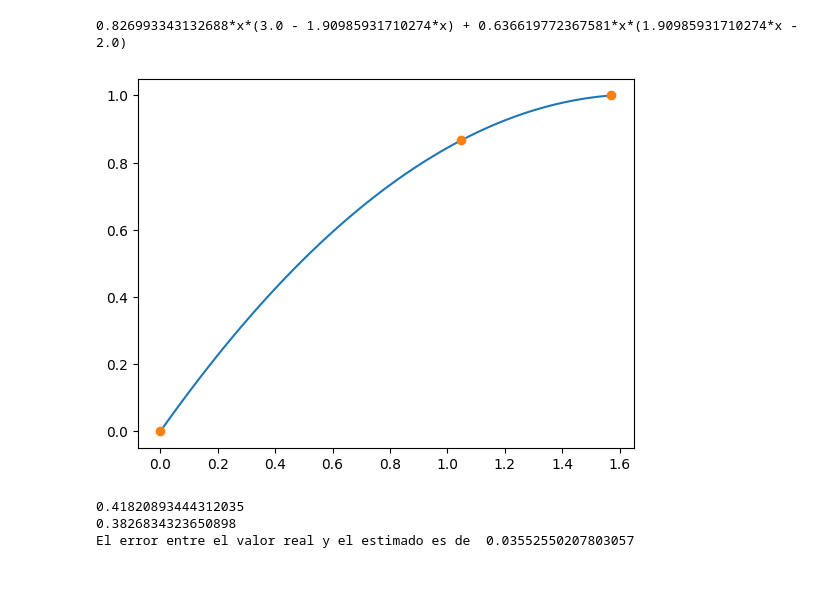
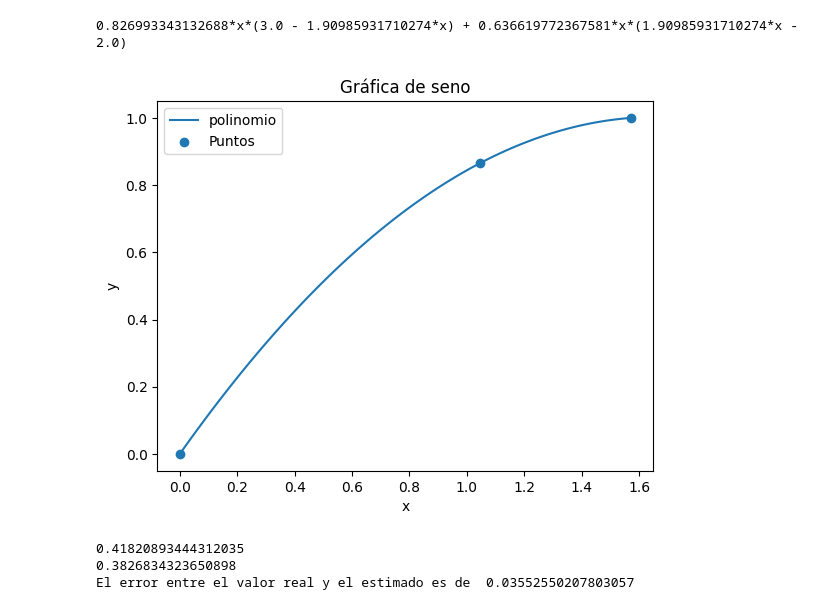
Before and after one commit to Jhernandezh2/MetodosI_JulianaHernandez_MariaCamilaRamirez, a Jupyter notebook: Parcial 1_final/Punto_7_interpolacion.ipynb, the cells around one changed output. Saved outputs shown, nothing was run; the diff lists cells and outputs as text; code cells hidden in the pictures; blank space fills up the shorter version.

```diff
--- a/Parcial 1_final/Punto_7_interpolacion.ipynb
+++ b/Parcial 1_final/Punto_7_interpolacion.ipynb
@@ -48,11 +48,15 @@ print(polinomio)
 # %%
 soporte = np.linspace(0,np.pi/2,100)
 f = sym.lambdify(x,polinomio,'numpy')
-plt.plot(soporte,f(soporte))
-plt.plot(xi,yi,'o')
+plt.plot(soporte, f(soporte), label='polinomio')
+plt.scatter(xi, yi, label='Puntos')
+plt.title('Gráfica de seno')
+plt.xlabel('x')
+plt.ylabel('y')
+plt.legend()
 plt.show()
 # %% [output]
-[figure, old version]
+[figure, new version]
 # %%
 xobj = np.pi/8
 senoexp = f(xobj)
```
Also changed, not shown: parts of 1 cell of this notebook.
